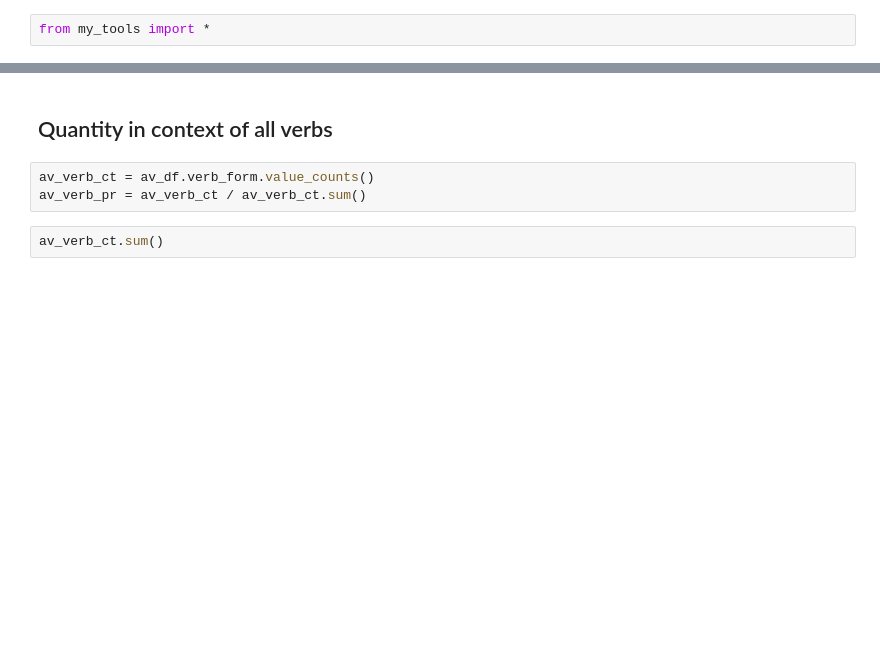
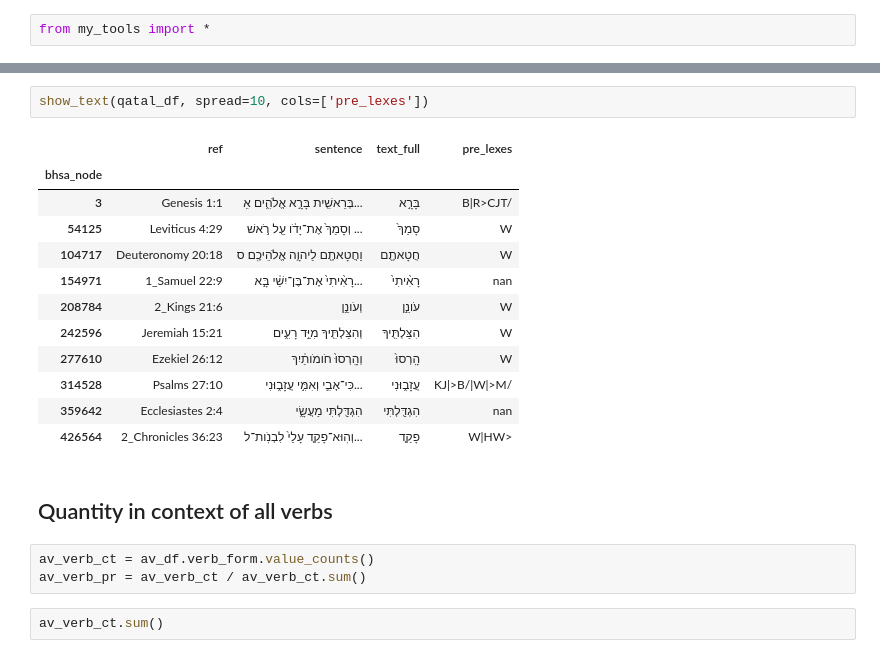
Before and after one commit to CambridgeSemiticsLab/Gesenius_data, a Jupyter notebook: analysis/qatal_general.ipynb, the cells around one changed output, grey strips where cells are left out. Drawn from its saved outputs; the diff is of its cells as text; blank space fills up the shorter version.

```diff
--- a/analysis/§106.ipynb
+++ b/analysis/qatal_general.ipynb
@@ -16,3 +31,18 @@ qatal_df.head()
+# %%
+show_text(qatal_df, spread=10, cols=['pre_lexes'])
+# %% [output]
+|  | ref | sentence | text_full | pre_lexes |
+| bhsa_node |  |  |  |  |
+| 3 | Genesis 1:1 | בְּרֵאשִׁ֖ית בָּרָ֣א אֱלֹהִ֑ים אֵ... | בָּרָ֣א | B|R>CJT/ |
+| 54125 | Leviticus 4:29 | וְסָמַךְ֙ אֶת־יָדֹ֔ו עַ֖ל רֹ֣אשׁ ... | סָמַךְ֙ | W |
+| 104717 | Deuteronomy 20:18 | וַחֲטָאתֶ֖ם לַיהוָ֥ה אֱלֹהֵיכֶֽם׃ ס | חֲטָאתֶ֖ם | W |
+| 154971 | 1_Samuel 22:9 | רָאִ֨יתִי֙ אֶת־בֶּן־יִשַׁ֔י בָּ֣א... | רָאִ֨יתִי֙ | nan |
+| 208784 | 2_Kings 21:6 | וְעֹונֵ֣ן | עֹונֵ֣ן | W |
+| 242596 | Jeremiah 15:21 | וְהִצַּלְתִּ֖יךָ מִיַּ֣ד רָעִ֑ים | הִצַּלְתִּ֖יךָ | W |
+| 277610 | Ezekiel 26:12 | וְהָֽרְסוּ֙ חֹומֹותַ֔יִךְ | הָֽרְסוּ֙ | W |
+| 314528 | Psalms 27:10 | כִּי־אָבִ֣י וְאִמִּ֣י עֲזָב֑וּנִי... | עֲזָב֑וּנִי | KJ|>B/|W|>M/ |
+| 359642 | Ecclesiastes 2:4 | הִגְדַּ֖לְתִּי מַעֲשָׂ֑י | הִגְדַּ֖לְתִּי | nan |
+| 426564 | 2_Chronicles 36:23 | וְהֽוּא־פָקַ֤ד עָלַי֙ לִבְנֹֽות־ל... | פָקַ֤ד | W|HW> |
 # %% [markdown]
 ## Quantity in context of all verbs
 # %%
```
Also changed, not shown: parts of 10 cells of this notebook, 4 other files.
